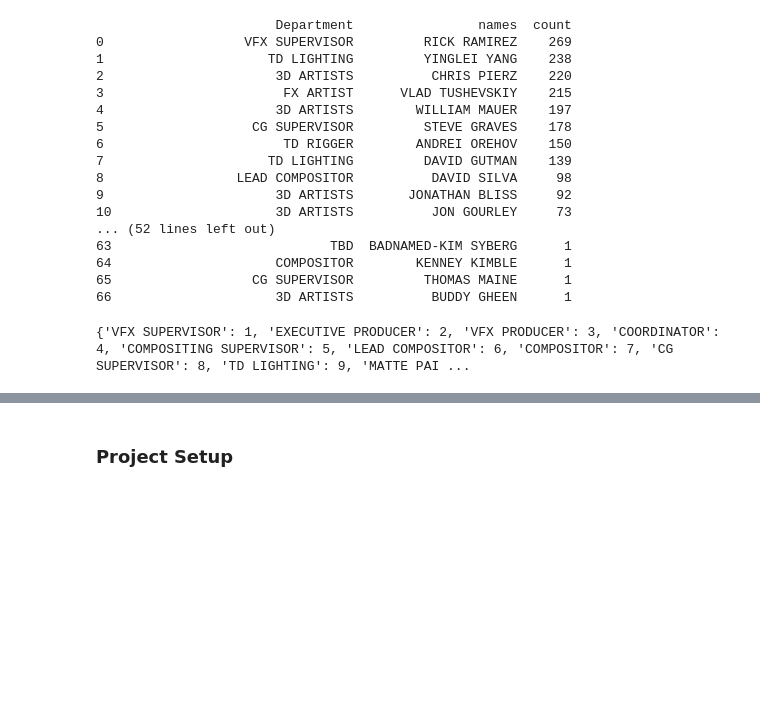
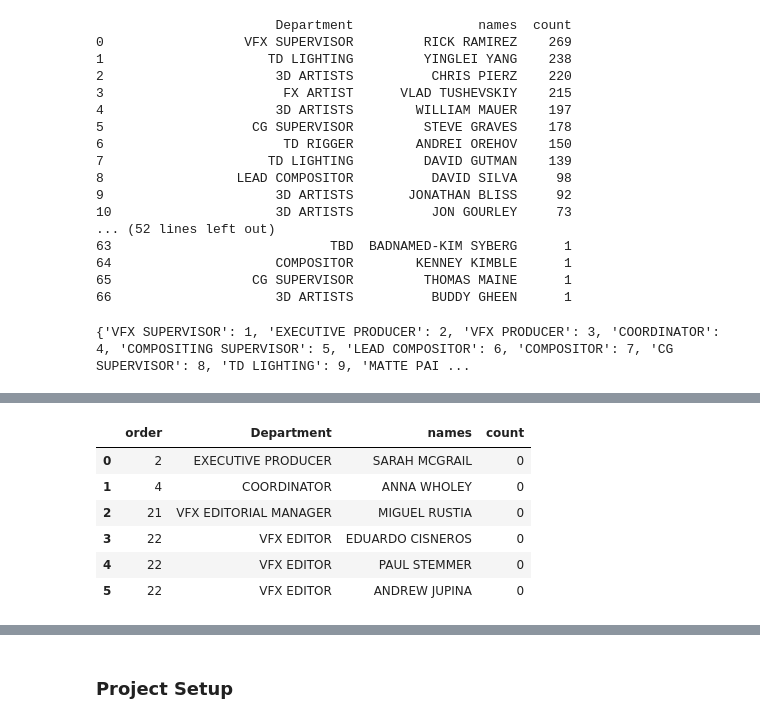
Before and after one commit to yanickw/the_end, a Jupyter notebook: the_end.ipynb, the cells around one changed output, grey strips where cells are left out. Saved outputs shown, nothing was run; the diff lists cells and outputs as text; code cells hidden in the pictures; blank space fills up the shorter version.

```diff
--- a/the_end.ipynb
+++ b/the_end.ipynb
@@ -141,3 +157,16 @@ names_summary.head(10)
 | 29 | 7 | COMPOSITOR | JACOB COY | 13 |
 | 30 | 7 | COMPOSITOR | JAVIER GALLEGO | 13 |
 | 34 | 7 | COMPOSITOR | ALEXIS TARAKJIAN | 9 |
+# %%
+df_sup["order"] = df_sup["Department"].map(order_dict)
+df_sup = df_sup[["order", "Department", "names"]]
+df_sup["count"] = 0
+df_sup
+# %% [output]
+|  | order | Department | names | count |
+| 0 | 2 | EXECUTIVE PRODUCER | SARAH MCGRAIL | 0 |
+| 1 | 4 | COORDINATOR | ANNA WHOLEY | 0 |
+| 2 | 21 | VFX EDITORIAL MANAGER | MIGUEL RUSTIA | 0 |
+| 3 | 22 | VFX EDITOR | EDUARDO CISNEROS | 0 |
+| 4 | 22 | VFX EDITOR | PAUL STEMMER | 0 |
+| 5 | 22 | VFX EDITOR | ANDREW JUPINA | 0 |
```
Also changed, not shown: parts of 3 cells of this notebook, 2 other files.
